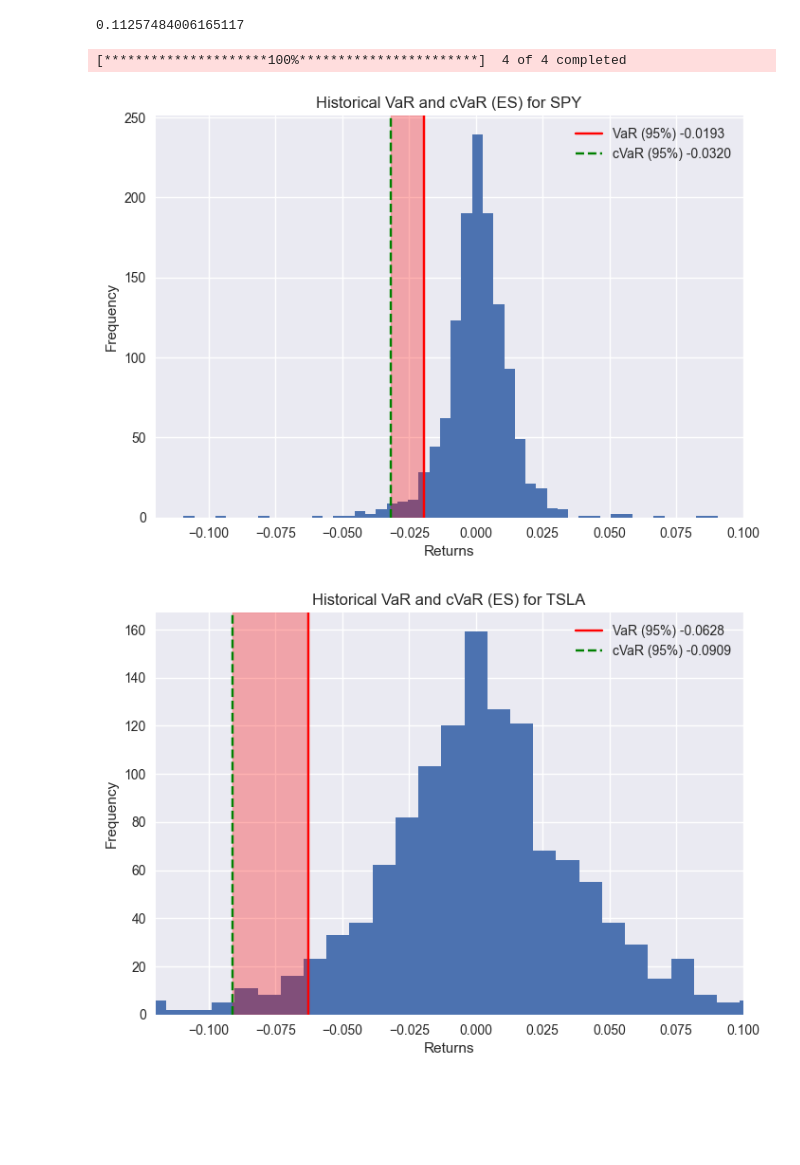
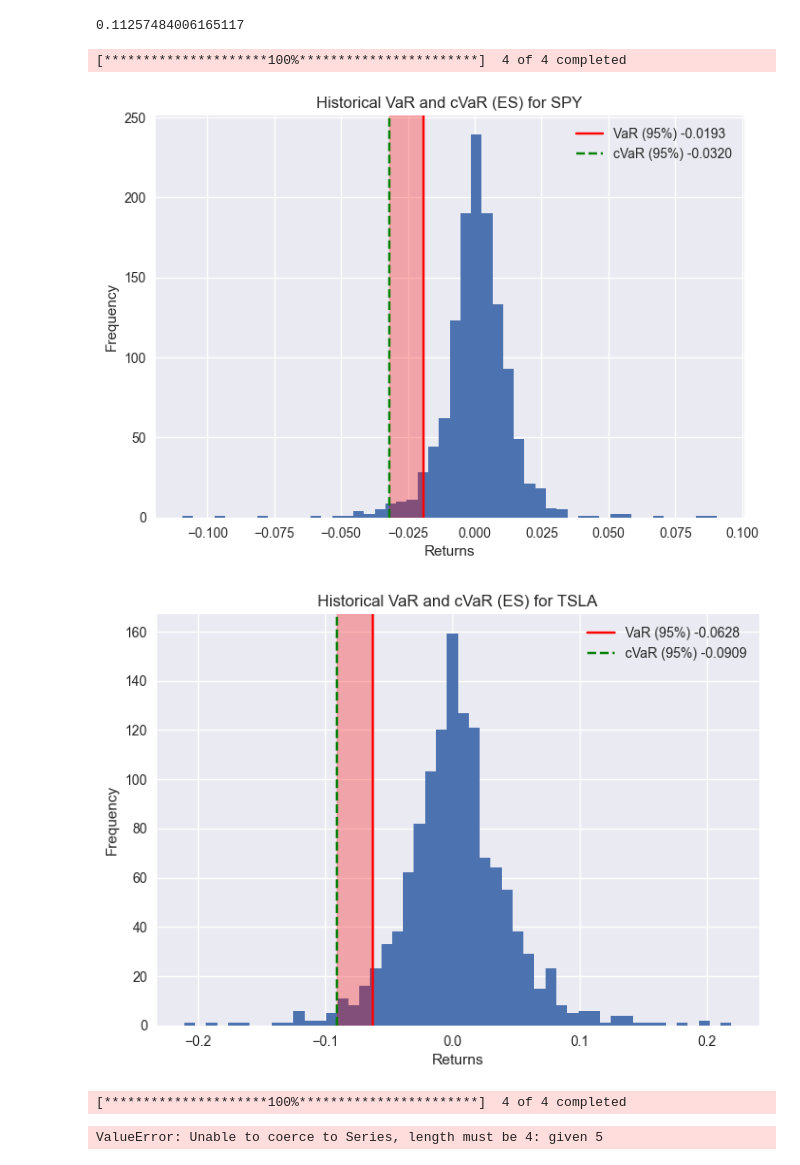
Before and after one commit to dvidsalaz/risk-engine, a Jupyter notebook: scratch/analysis.ipynb, the cells around one changed output. Saved outputs shown, nothing was run; the diff lists cells and outputs as text; code cells hidden in the pictures; blank space fills up the shorter version.

Commit message:
implemented portfolio returns, portfolio_var, and portfolio_cvar

```diff
--- a/scratch/analysis.ipynb
+++ b/scratch/analysis.ipynb
@@ -152,33 +152,67 @@ from risk_engine.data_loader import get_market_data
 from risk_engine.risk_metrics import hist_var, cvar
 
 tickers = ['SPY', 'TLT', 'GLD', 'TSLA']
 prices, returns = get_market_data(tickers, '2020-01-01', '2025-01-01')
 
 def visualization(returns, var, cvar):
+    plt.style.use('seaborn-v0_8')
     plt.hist(returns, bins=50)
     plt.axvline(var, color='red', label=f'VaR (95%) {var:.4f}')
     plt.axvline(cvar, color='green', linestyle='dashed', label=f'cVaR (95%) {cvar:.4f}')
     plt.axvspan(xmin=cvar, xmax=var, color='red', alpha=0.3)
     plt.title(f'Historical VaR and cVaR (ES) for {returns.name}')
     plt.xlabel('Returns')
     plt.ylabel('Frequency')
-    plt.xlim(-0.12, 0.10)
-    plt.style.use('seaborn-v0_8')
     plt.legend()
     plt.show()
 
 
 var = hist_var(returns['SPY'])
 spy_cvar = cvar(returns['SPY'])
 
 tsla_var = hist_var(returns['TSLA'])
 tsla_cvar = cvar(returns['TSLA'])
 
 
 
 visualization(returns=returns['SPY'], var=var, cvar=spy_cvar)
 visualization(returns=returns['TSLA'], var=tsla_var, cvar=tsla_cvar)
 # %% [output]
 [*********************100%***********************]  4 of 4 completed
 [figure]
-[figure, old version]
+[figure, new version]
+# %%
+#Portfolio VaR & cVaR
+import sys
+sys.path.append('..')
+
+
+#portfolio_returns
+def portfolio_returns(asset_returns, weights):
+    return (asset_returns * weights).sum(axis=1)
+
+import numpy as np
+from risk_engine.data_loader import get_market_data
+from risk_engine.risk_metrics import hist_var, cvar
+
+
+tickers = ['SPY', 'TLT', 'GLD', 'TSLA']
+weights = np.array([0.4, 0.2, 0.2, 0.1, 0.2])
+
+prices, returns = get_market_data(tickers, '2020-01-01', '2025-01-01')
+
+#Portfolio VaR
+def portfolio_var(asset_returns, weights):
+    return hist_var(portfolio_returns(asset_returns, weights))
+
+#Portfolio cVaR
+
+def portfolio_cvar(asset_returns, weights):
+    return cvar(portfolio_returns(asset_returns, weights))
+
+
+print(portfolio_var(asset_returns=returns, weights=weights))
+print(portfolio_cvar(asset_returns=returns, weights=weights))
+# %% [output]
+[*********************100%***********************]  4 of 4 completed
+ValueError: Unable to coerce to Series, length must be 4: given 5
```
Also changed, not shown: 4 other files.
